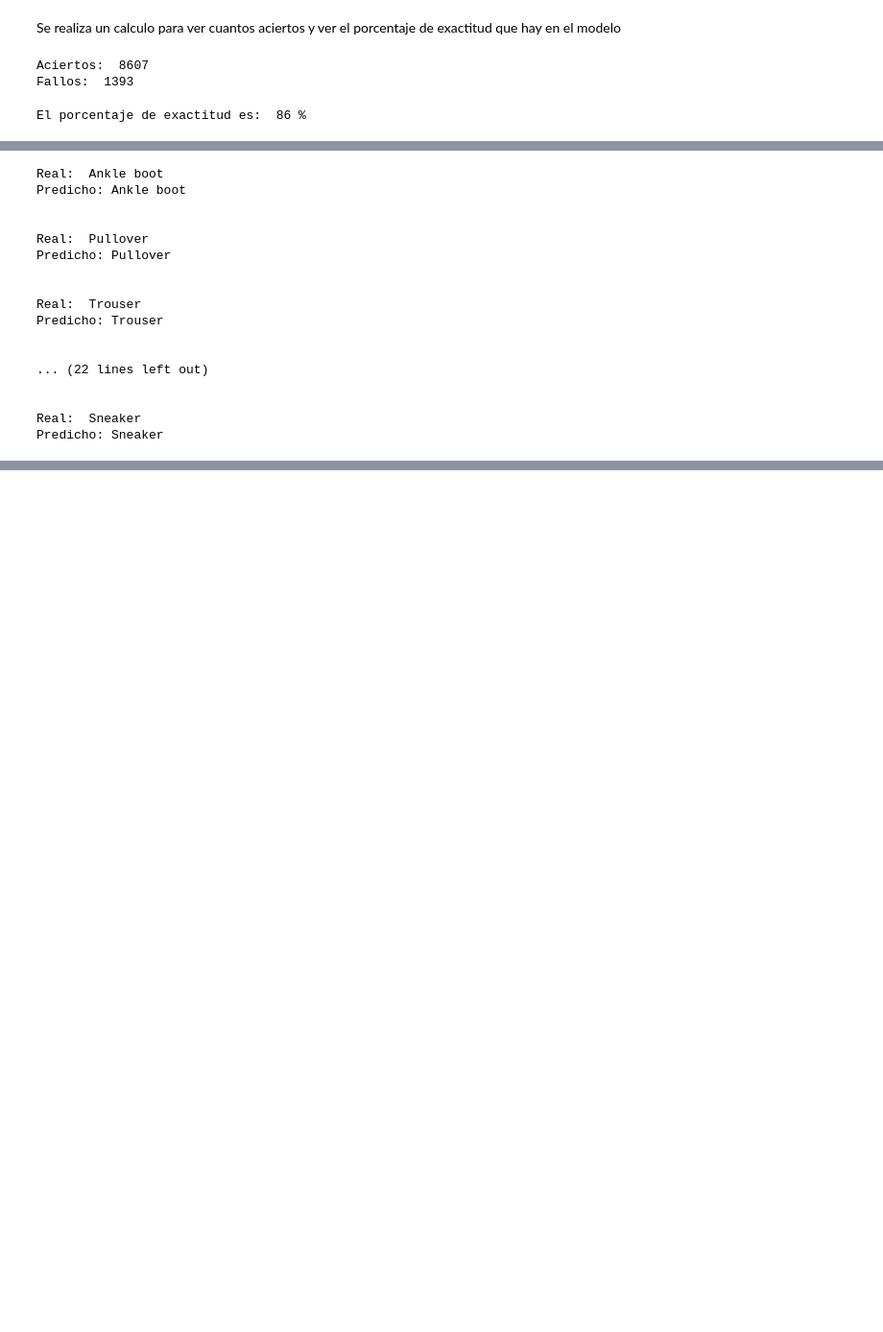
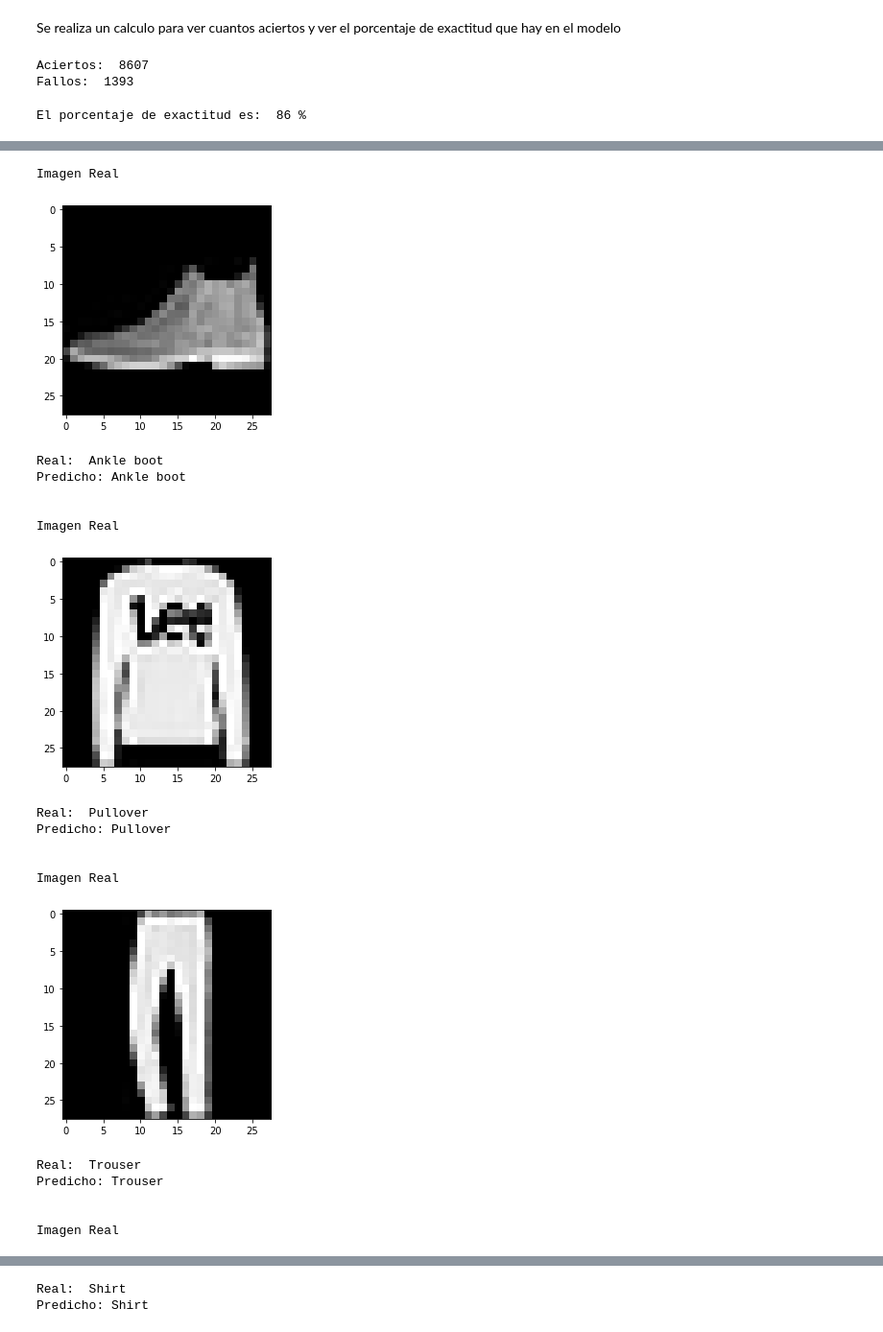
Before and after one commit to MaaarcosG/HT02-RedesNeuronales, a Jupyter notebook: HT02-RedesNeuronales.ipynb, the cells around one changed output, grey strips where cells are left out. Shown at 96% size. Saved outputs shown, nothing was run; the diff lists cells and outputs as text; code cells hidden in the pictures; blank space fills up the shorter version.

```diff
--- a/HT02-RedesNeuronales.ipynb
+++ b/HT02-RedesNeuronales.ipynb
@@ -171,4 +173,11 @@ X_test, y_test = Test
 # %%
 #array de clasificacion
 label = ["T-shirt", "Trouser", "Pullover", "Dress", "Coat", "Sandal", "Shirt", "Sneaker", "Bag", "Ankle boot"]
+# %%
+#Funcion para convertir de lista a matriz para generar las imagenes
+#Resive los datos de la imagen en formato uint8
+#Tamaño corresponiente a la imagen
+def createImagen(data, size):
+    matrixImage = [(x, x, x) for x in data]
+    return np.asarray(matrixImage).reshape(size, size, 3)
 # %% [markdown]
@@ -176,23 +185,40 @@ Verificamos con las labels si es real lo antes predicho, pero con la diferencia
-# %%
-for i in range(10):
-    print("Real: ", label[y_test[i]])
-    print("Predicho: " + label[labelPredicho[i]])
-    print("\n")
-# %% [output]
-Real:  Ankle boot
-Predicho: Ankle boot
-
-
-Real:  Pullover
-Predicho: Pullover
-
-
-Real:  Trouser
-Predicho: Trouser
-
-
-... (22 lines left out)
-
-
-Real:  Sneaker
-Predicho: Sneaker
+# %%
+for i in range(5):
+    #contador +=i
+    #matrixImage = [(x, x, x) for x in X_test[contador]]
+    #data = np.asarray(matrixImage).reshape(28, 28, 3)
+
+    dataMatrix = createImagen(X_test[i], 28)
+
+    # Image module, sirve para generar la imagen correspondiente
+    imagen = Image.fromarray(dataMatrix, None)
+    imagen.save('imagenPrenda.png')
+
+    img = mpimg.imread('imagenPrenda.png')
+    imgplot = plt.imshow(img)
+
+    print("Imagen Real")
+    plt.show()
+    print("Real: ", label[y_test[i]])
+    print("Predicho: " + label[labelPredicho[i]])
+    print("\n")
+# %% [output]
+Imagen Real
+[figure, added]
+Real:  Ankle boot
+Predicho: Ankle boot
+
+
+Imagen Real
+[figure, added]
+Real:  Pullover
+Predicho: Pullover
+
+
+Imagen Real
+[figure, added]
+Real:  Trouser
+Predicho: Trouser
+
+
+Imagen Real
@@ -198,0 +232,2 @@ Predicho: Sneaker
+Real:  Shirt
+Predicho: Shirt
```
Also changed, not shown: parts of 5 cells of this notebook, 2 other files.
